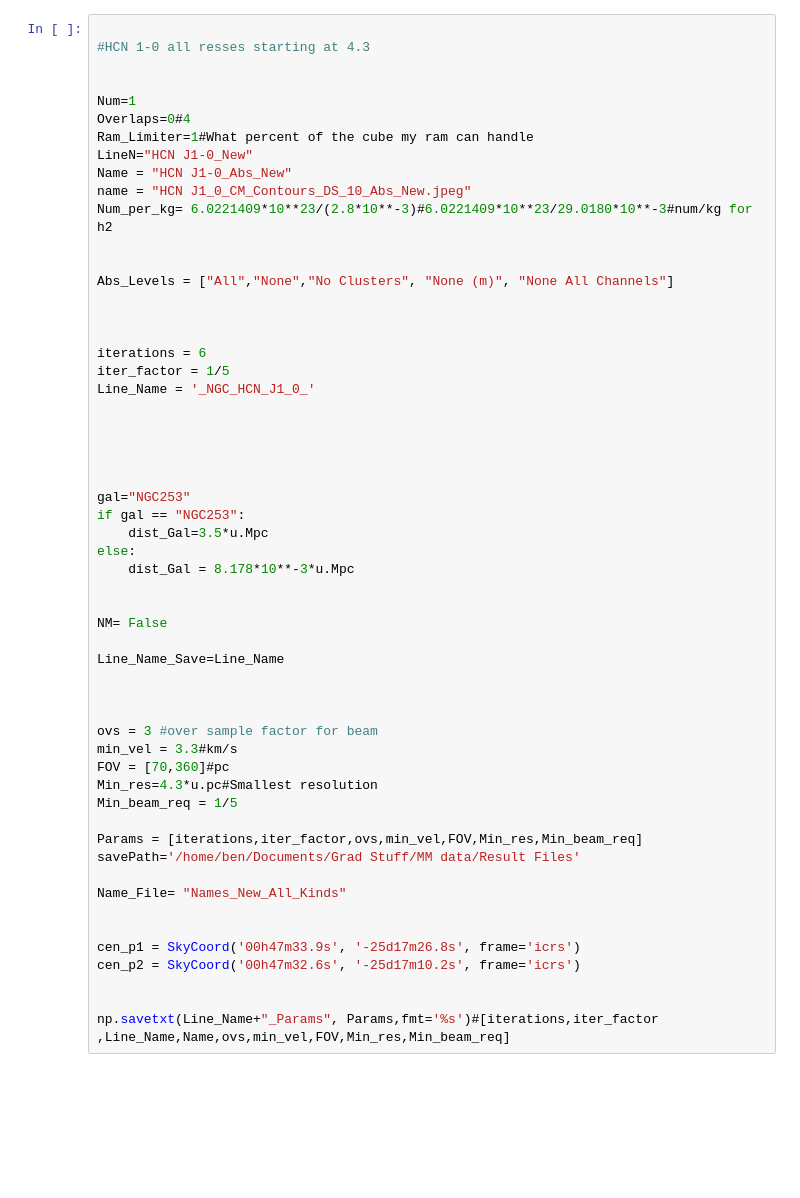
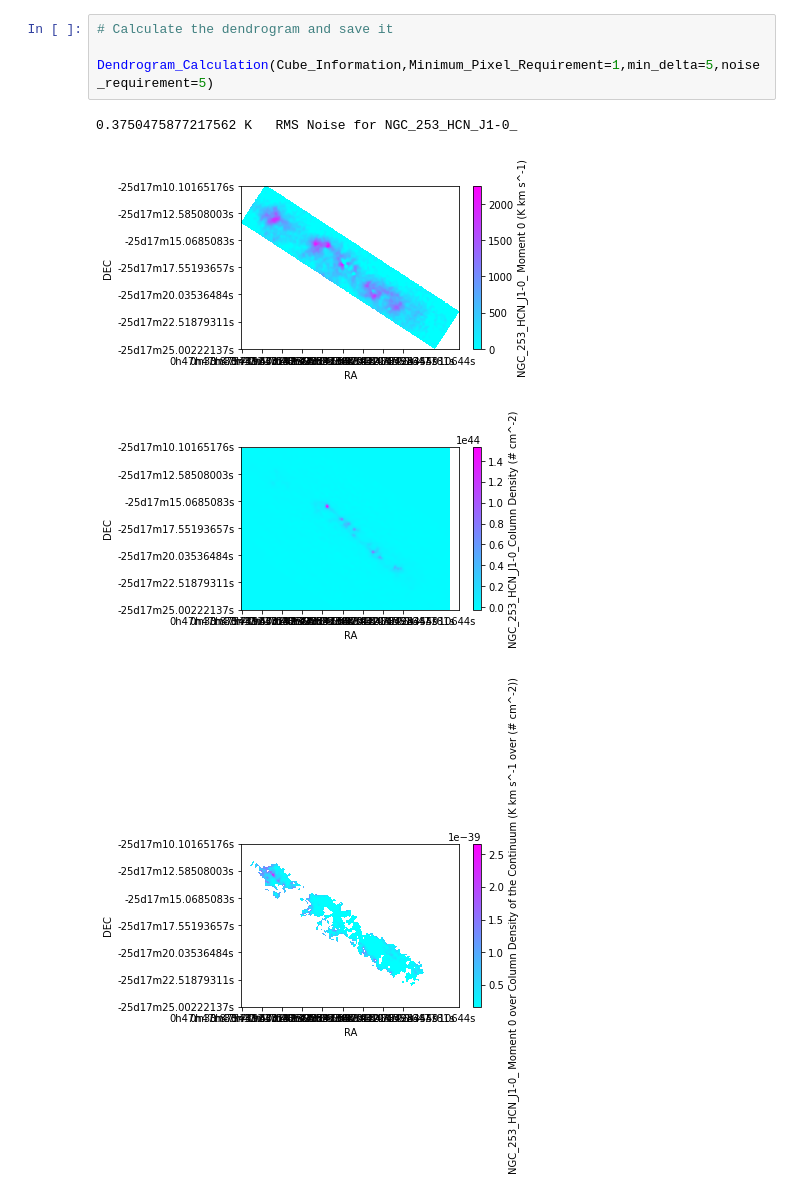
Before and after one commit to BenjaminMoreauAstro/Turbulence-and-star-formation-NGC253, a Jupyter notebook: 2a_ngc_HCN_1-0_Dendrogram_Calculation.ipynb, the cells around one changed output. Cells and saved outputs as stored; diff of their text form; blank space fills up the shorter version.

Commit message:
Checkpoint because about to add cube rotation

```diff
--- a/2a_ngc_HCN_1-0_Dendrogram_Calculation.ipynb
+++ b/2a_ngc_HCN_1-0_Dendrogram_Calculation.ipynb
@@ -39,56 +40,9 @@ NAXIS : 0  0, 'FOV': [<Quantity 900. pc>, <Quantity 584.5 pc>]}
 # %%
+# Calculate the dendrogram and save it
 
-#HCN 1-0 all resses starting at 4.3
-
-
-Num=1
-Overlaps=0#4
-Ram_Limiter=1#What percent of the cube my ram can handle
-LineN="HCN J1-0_New"
-Name = "HCN J1-0_Abs_New"
-name = "HCN J1_0_CM_Contours_DS_10_Abs_New.jpeg"
-Num_per_kg= 6.0221409*10**23/(2.8*10**-3)#6.0221409*10**23/29.0180*10**-3#num/kg for h2
-
-
-Abs_Levels = ["All","None","No Clusters", "None (m)", "None All Channels"]
-
-
-
-iterations = 6
-iter_factor = 1/5
-Line_Name = '_NGC_HCN_J1_0_'
-
-
-
-
-
-gal="NGC253"
-if gal == "NGC253":
-    dist_Gal=3.5*u.Mpc
-else:
-    dist_Gal = 8.178*10**-3*u.Mpc
-
-
-NM= False
-
-Line_Name_Save=Line_Name
-
-
-
-ovs = 3 #over sample factor for beam
-min_vel = 3.3#km/s
-FOV = [70,360]#pc
-Min_res=4.3*u.pc#Smallest resolution
-Min_beam_req = 1/5
-
-Params = [iterations,iter_factor,ovs,min_vel,FOV,Min_res,Min_beam_req]
-savePath='/home/ben/Documents/Grad Stuff/MM data/Result Files'
-
-Name_File= "Names_New_All_Kinds"
-
-
-cen_p1 = SkyCoord('00h47m33.9s', '-25d17m26.8s', frame='icrs')
-cen_p2 = SkyCoord('00h47m32.6s', '-25d17m10.2s', frame='icrs')
-
-
-np.savetxt(Line_Name+"_Params", Params,fmt='%s')#[iterations,iter_factor ,Line_Name,Name,ovs,min_vel,FOV,Min_res,Min_beam_req]
+Dendrogram_Calculation(Cube_Information,Minimum_Pixel_Requirement=1,min_delta=5,noise_requirement=5)
+# %% [output]
+0.3750475877217562 K   RMS Noise for NGC_253_HCN_J1-0_
+[figure, added]
+[figure, added]
+[figure, added]
```
Also changed, not shown: parts of 4 cells of this notebook, 6 other files.
